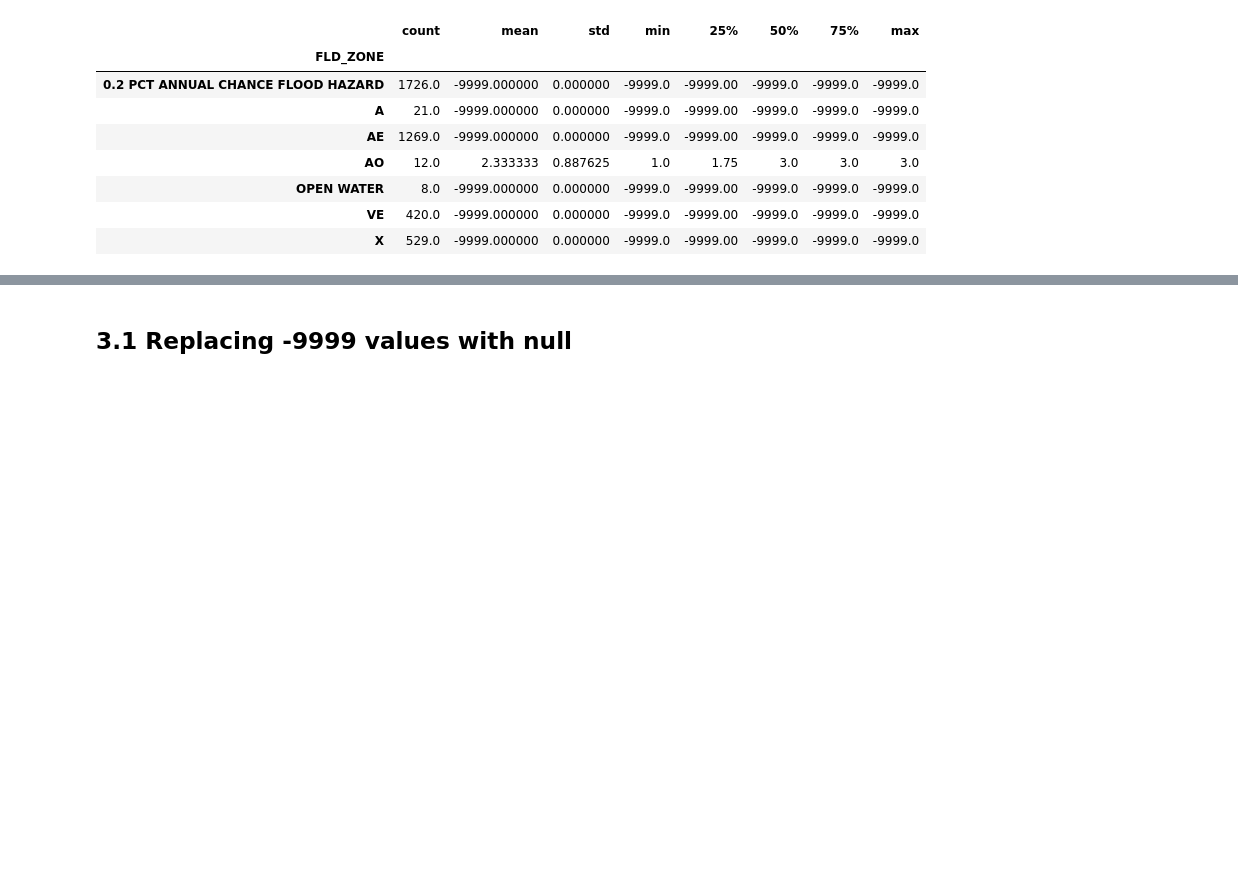
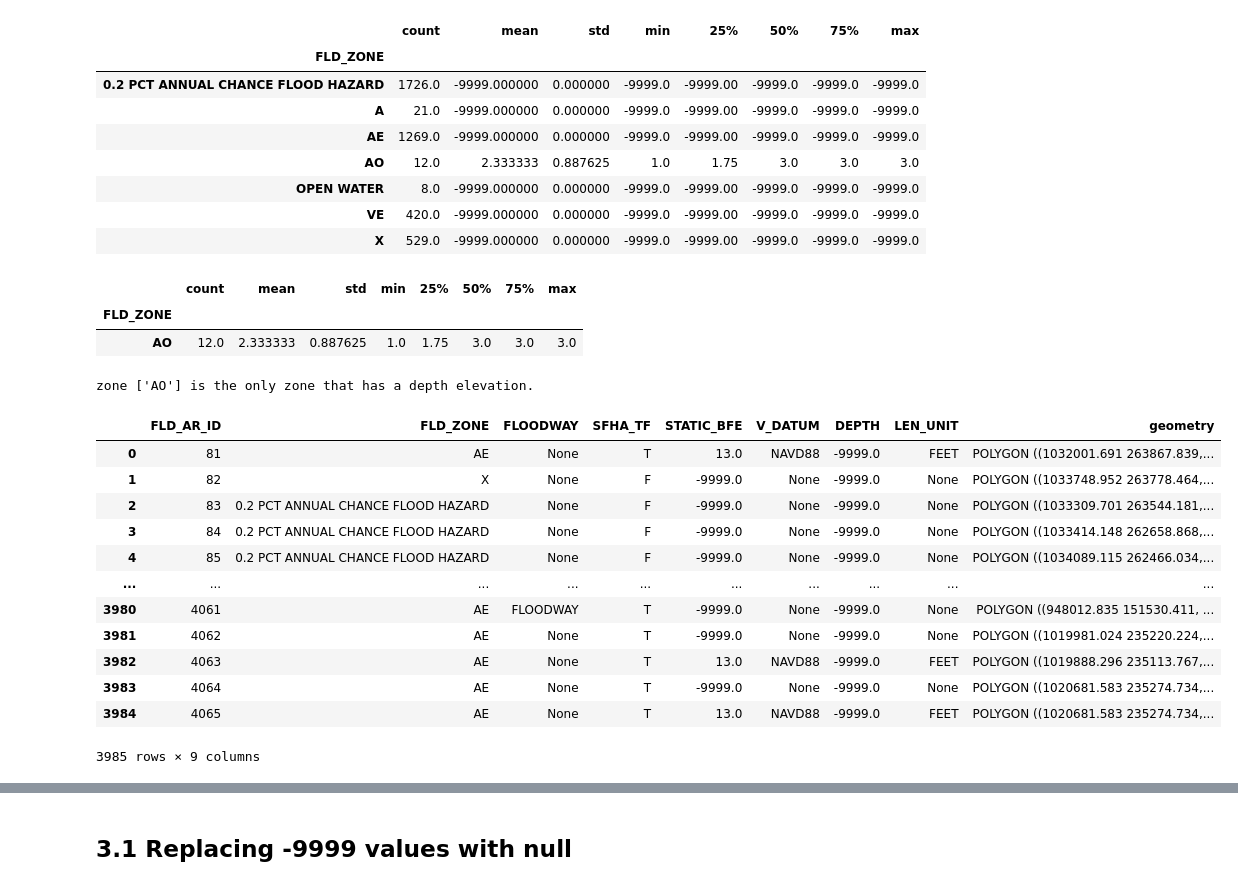
Before and after one commit to mebauer/nyc-floodzone-analysis, a Jupyter notebook: floodzone_pfirm_analysis.ipynb, the cells around one changed output, grey strips where cells are left out. Cells and saved outputs as stored; diff of their text form; code cells hidden in the pictures; blank space fills up the shorter version.

```diff
--- a/floodzone_pfirm_analysis.ipynb
+++ b/floodzone_pfirm_analysis.ipynb
@@ -535,3 +601,33 @@ reviewing summary statistics for depth elevations by flood zone:
 | OPEN WATER | 8.0 | -9999.000000 | 0.000000 | -9999.0 | -9999.00 | -9999.0 | -9999.0 | -9999.0 |
 | VE | 420.0 | -9999.000000 | 0.000000 | -9999.0 | -9999.00 | -9999.0 | -9999.0 | -9999.0 |
 | X | 529.0 | -9999.000000 | 0.000000 | -9999.0 | -9999.00 | -9999.0 | -9999.0 | -9999.0 |
+# %%
+# zones with base flood elevations
+depths_df = pfirm_df.groupby(by=['FLD_ZONE'])['DEPTH'].describe()
+depths_df[depths_df['max'] > 0]
+# %% [output]
+|  | count | mean | std | min | 25% | 50% | 75% | max |
+| FLD_ZONE |  |  |  |  |  |  |  |  |
+| AO | 12.0 | 2.333333 | 0.887625 | 1.0 | 1.75 | 3.0 | 3.0 | 3.0 |
+# %%
+depths = depths_df[depths_df['max'] > 0].index.to_list()
+
+print('zone {} is the only zone that has a depth elevation.'.format(depths))
+# %% [output]
+zone ['AO'] is the only zone that has a depth elevation.
+# %%
+pfirm_df
+# %% [output]
+|  | FLD_AR_ID | FLD_ZONE | FLOODWAY | SFHA_TF | STATIC_BFE | V_DATUM | DEPTH | LEN_UNIT | geometry |
+| 0 | 81 | AE | None | T | 13.0 | NAVD88 | -9999.0 | FEET | POLYGON ((1032001.691 263867.839,... |
+| 1 | 82 | X | None | F | -9999.0 | None | -9999.0 | None | POLYGON ((1033748.952 263778.464,... |
+| 2 | 83 | 0.2 PCT ANNUAL CHANCE FLOOD HAZARD | None | F | -9999.0 | None | -9999.0 | None | POLYGON ((1033309.701 263544.181,... |
+| 3 | 84 | 0.2 PCT ANNUAL CHANCE FLOOD HAZARD | None | F | -9999.0 | None | -9999.0 | None | POLYGON ((1033414.148 262658.868,... |
+| 4 | 85 | 0.2 PCT ANNUAL CHANCE FLOOD HAZARD | None | F | -9999.0 | None | -9999.0 | None | POLYGON ((1034089.115 262466.034,... |
+| ... | ... | ... | ... | ... | ... | ... | ... | ... | ... |
+| 3980 | 4061 | AE | FLOODWAY | T | -9999.0 | None | -9999.0 | None | POLYGON ((948012.835 151530.411, ... |
+| 3981 | 4062 | AE | None | T | -9999.0 | None | -9999.0 | None | POLYGON ((1019981.024 235220.224,... |
+| 3982 | 4063 | AE | None | T | 13.0 | NAVD88 | -9999.0 | FEET | POLYGON ((1019888.296 235113.767,... |
+| 3983 | 4064 | AE | None | T | -9999.0 | None | -9999.0 | None | POLYGON ((1020681.583 235274.734,... |
+| 3984 | 4065 | AE | None | T | 13.0 | NAVD88 | -9999.0 | FEET | POLYGON ((1020681.583 235274.734,... |
+3985 rows × 9 columns
```
Also changed, not shown: parts of 58 cells of this notebook.
